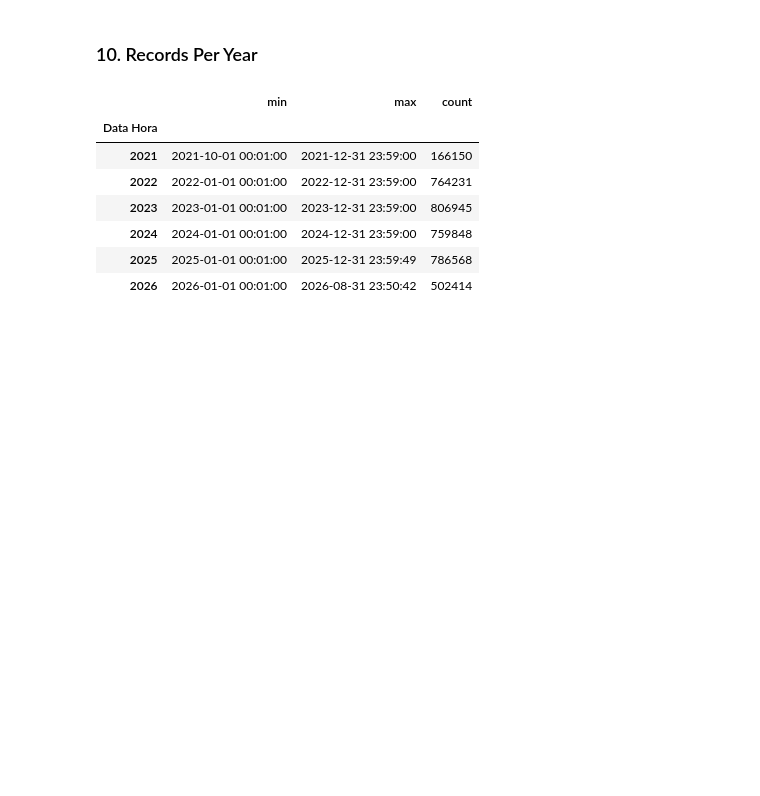
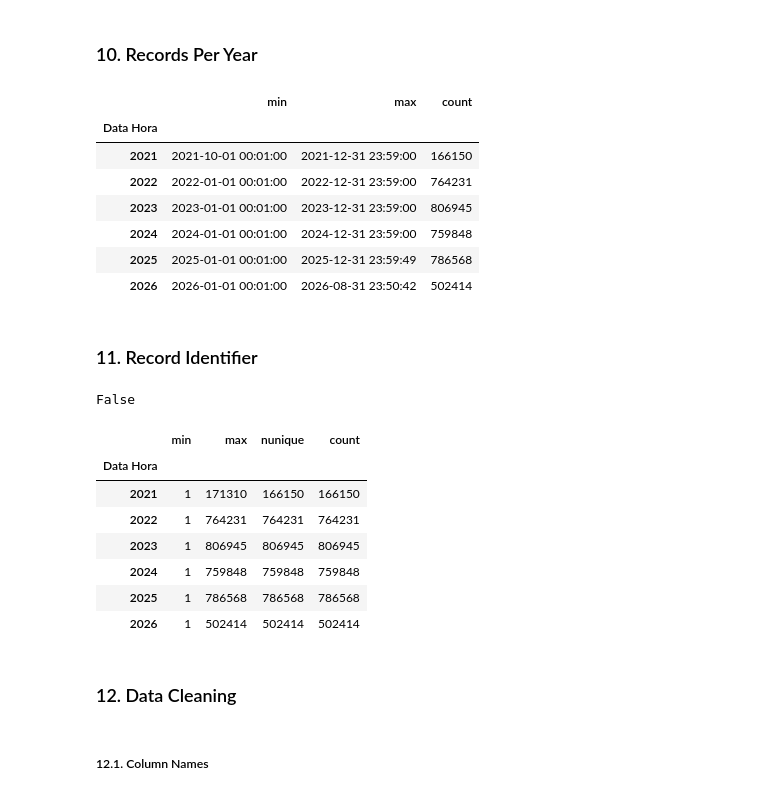
Before and after one commit to germanocastanho/criminal-data, a Jupyter notebook: notebooks/01_clean.ipynb, the cells around one changed output. Saved outputs shown, nothing was run; the diff lists cells and outputs as text; code cells hidden in the pictures; blank space fills up the shorter version.

Commit message:
feat: add record identifier analysis and data cleaning section to the notebook

```diff
--- a/notebooks/01_clean.ipynb
+++ b/notebooks/01_clean.ipynb
@@ -353,3 +353,24 @@ df.groupby(years)["Data Hora"].agg(["min", "max", "count"])
 | 2024 | 2024-01-01 00:01:00 | 2024-12-31 23:59:00 | 759848 |
 | 2025 | 2025-01-01 00:01:00 | 2025-12-31 23:59:49 | 786568 |
 | 2026 | 2026-01-01 00:01:00 | 2026-08-31 23:50:42 | 502414 |
+# %% [markdown]
+### 11. Record Identifier
+# %%
+df["Sequência"].is_unique
+# %% [output]
+False
+# %%
+df.groupby(years)["Sequência"].agg(["min", "max", "nunique", "count"])
+# %% [output]
+|  | min | max | nunique | count |
+| Data Hora |  |  |  |  |
+| 2021 | 1 | 171310 | 166150 | 166150 |
+| 2022 | 1 | 764231 | 764231 | 764231 |
+| 2023 | 1 | 806945 | 806945 | 806945 |
+| 2024 | 1 | 759848 | 759848 | 759848 |
+| 2025 | 1 | 786568 | 786568 | 786568 |
+| 2026 | 1 | 502414 | 502414 | 502414 |
+# %% [markdown]
+### 12. Data Cleaning
+# %% [markdown]
+##### 12.1. Column Names
```
